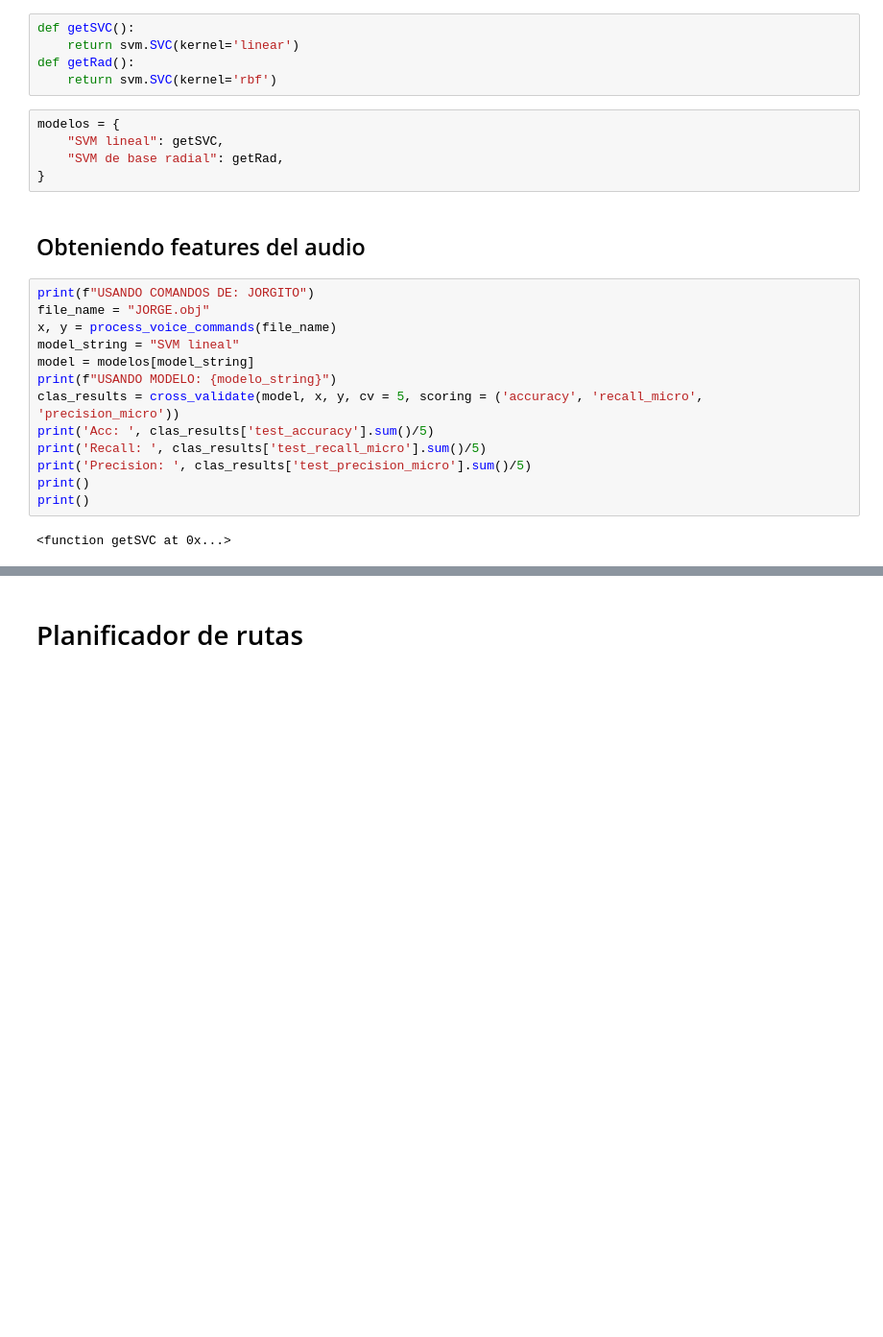
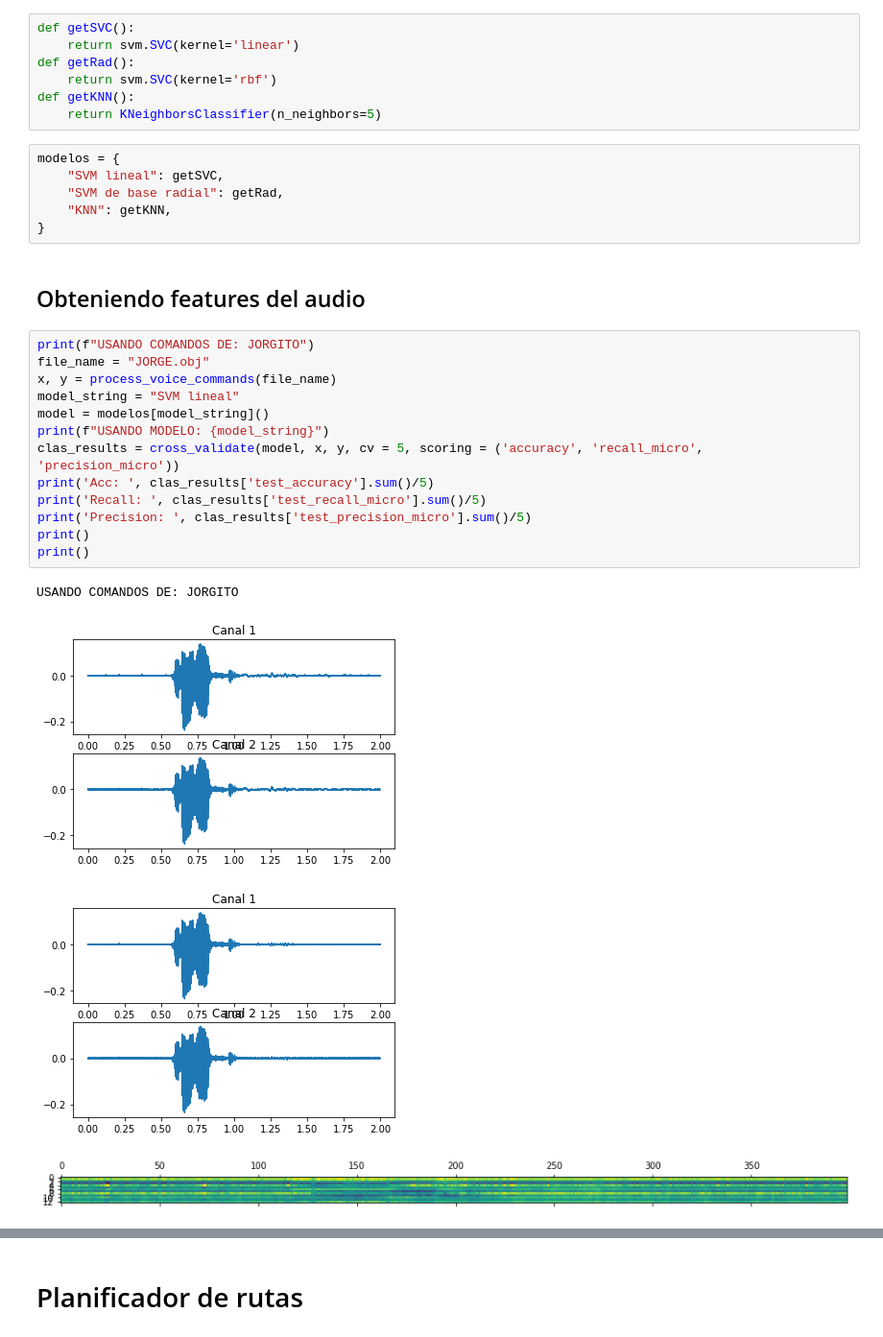
Before and after one commit to Los-Furros/proyecto_final, a Jupyter notebook: rutas_por_voz.ipynb, the cells around one changed output, grey strips where cells are left out. Shown at 96% size. Drawn from its saved outputs; the diff is of its cells as text; blank space fills up the shorter version.

```diff
--- a/rutas_por_voz.ipynb
+++ b/rutas_por_voz.ipynb
@@ -141,25 +141,31 @@ def getSVC():
     return svm.SVC(kernel='linear')
 def getRad():
     return svm.SVC(kernel='rbf')
+def getKNN():
+    return KNeighborsClassifier(n_neighbors=5)
 # %%
 modelos = {
     "SVM lineal": getSVC,
     "SVM de base radial": getRad,
+    "KNN": getKNN,
 }
 # %% [markdown]
 ## Obteniendo features del audio
 # %%
 print(f"USANDO COMANDOS DE: JORGITO")
 file_name = "JORGE.obj"
 x, y = process_voice_commands(file_name)
 model_string = "SVM lineal"
-model = modelos[model_string]
-print(f"USANDO MODELO: {modelo_string}")
+model = modelos[model_string]()
+print(f"USANDO MODELO: {model_string}")
 clas_results = cross_validate(model, x, y, cv = 5, scoring = ('accuracy', 'recall_micro', 'precision_micro'))
 print('Acc: ', clas_results['test_accuracy'].sum()/5)
 print('Recall: ', clas_results['test_recall_micro'].sum()/5)
 print('Precision: ', clas_results['test_precision_micro'].sum()/5)
 print()
 print()
 # %% [output]
-<function getSVC at 0x...>
+USANDO COMANDOS DE: JORGITO
+[figure, added]
+[figure, added]
+[figure, added]
```
Also changed, not shown: parts of 16 cells of this notebook.
